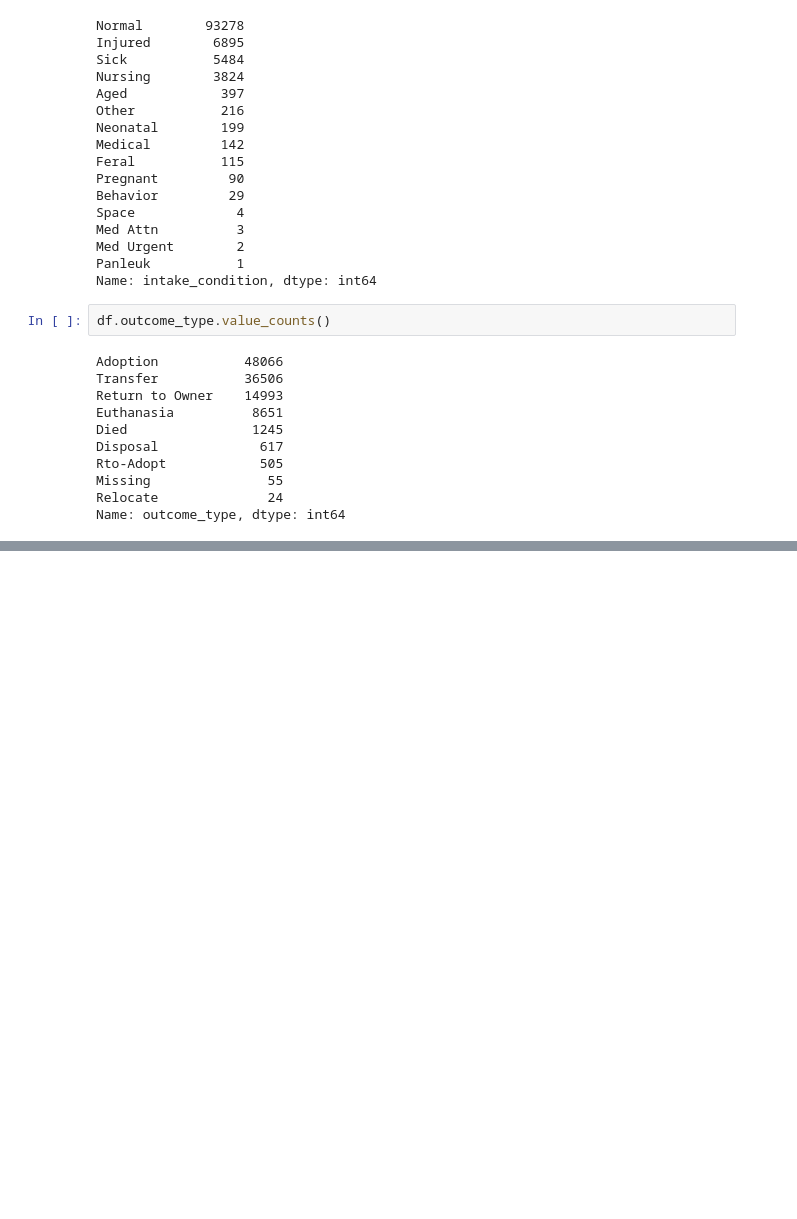
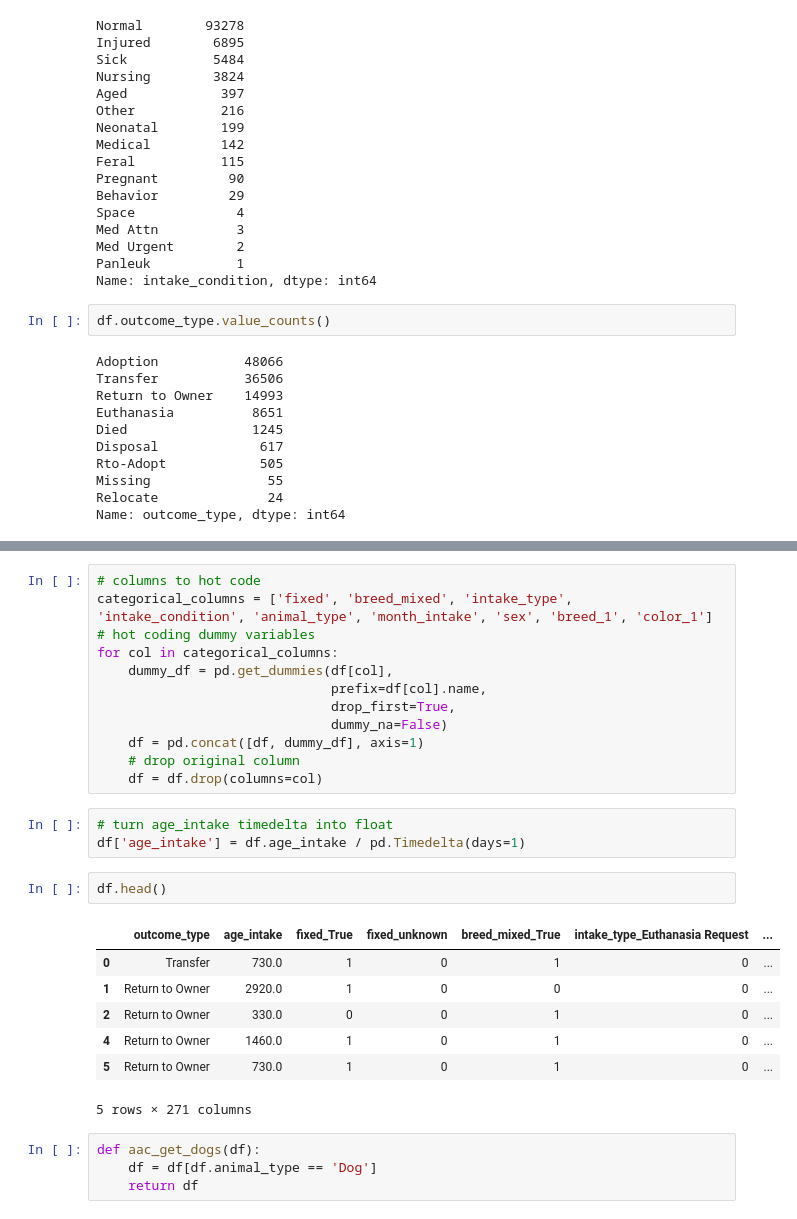
Before and after one commit to bensmith07/aac-classification-project, a Jupyter notebook: aac_prep.ipynb, the cells around one changed output, grey strips where cells are left out. Cells and saved outputs as stored; diff of their text form; blank space fills up the shorter version.

```diff
--- a/aac_prep.ipynb
+++ b/aac_prep.ipynb
@@ -496,0 +515,29 @@ df.head()
+# %%
+# columns to hot code
+categorical_columns = ['fixed', 'breed_mixed', 'intake_type', 'intake_condition', 'animal_type', 'month_intake', 'sex', 'breed_1', 'color_1']
+# hot coding dummy variables
+for col in categorical_columns:
+    dummy_df = pd.get_dummies(df[col],
+                              prefix=df[col].name,
+                              drop_first=True,
+                              dummy_na=False)
+    df = pd.concat([df, dummy_df], axis=1)
+    # drop original column
+    df = df.drop(columns=col)
+# %%
+# turn age_intake timedelta into float
+df['age_intake'] = df.age_intake / pd.Timedelta(days=1)
+# %%
+df.head()
+# %% [output]
+|  | outcome_type | age_intake | fixed_True | fixed_unknown | breed_mixed_True | intake_type_Euthanasia Request | ... |
+| 0 | Transfer | 730.0 | 1 | 0 | 1 | 0 | ... |
+| 1 | Return to Owner | 2920.0 | 1 | 0 | 0 | 0 | ... |
+| 2 | Return to Owner | 330.0 | 0 | 0 | 1 | 0 | ... |
+| 4 | Return to Owner | 1460.0 | 1 | 0 | 1 | 0 | ... |
+| 5 | Return to Owner | 730.0 | 1 | 0 | 1 | 0 | ... |
+5 rows × 271 columns
+# %%
+def aac_get_dogs(df):
+    df = df[df.animal_type == 'Dog']
+    return df
```
Also changed, not shown: parts of 7 cells of this notebook, 1 other file.
